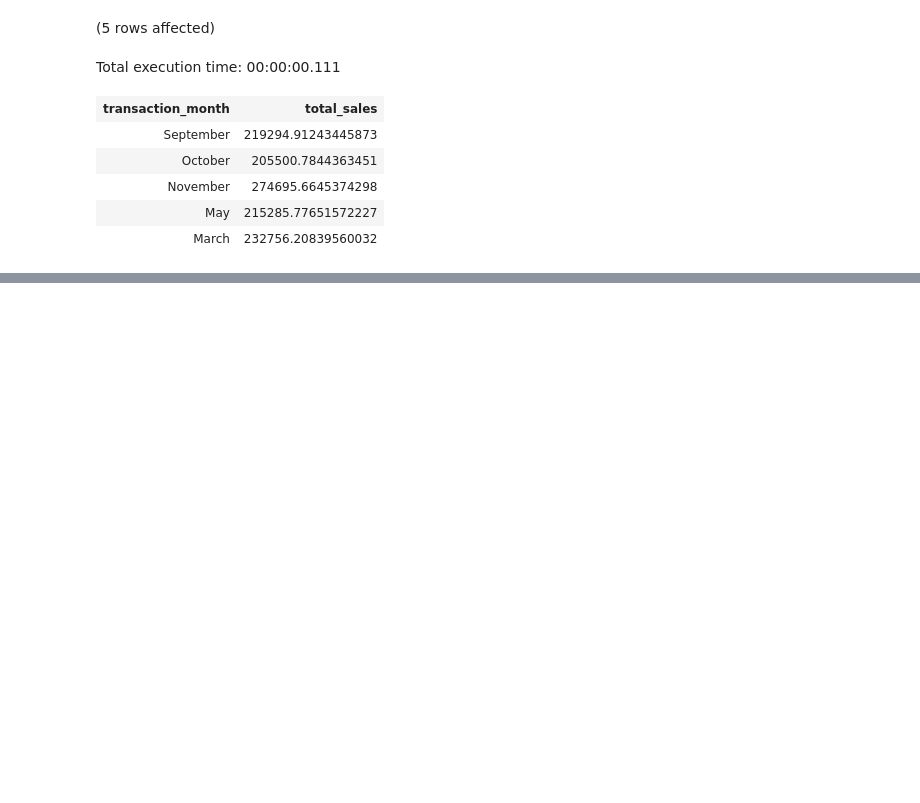
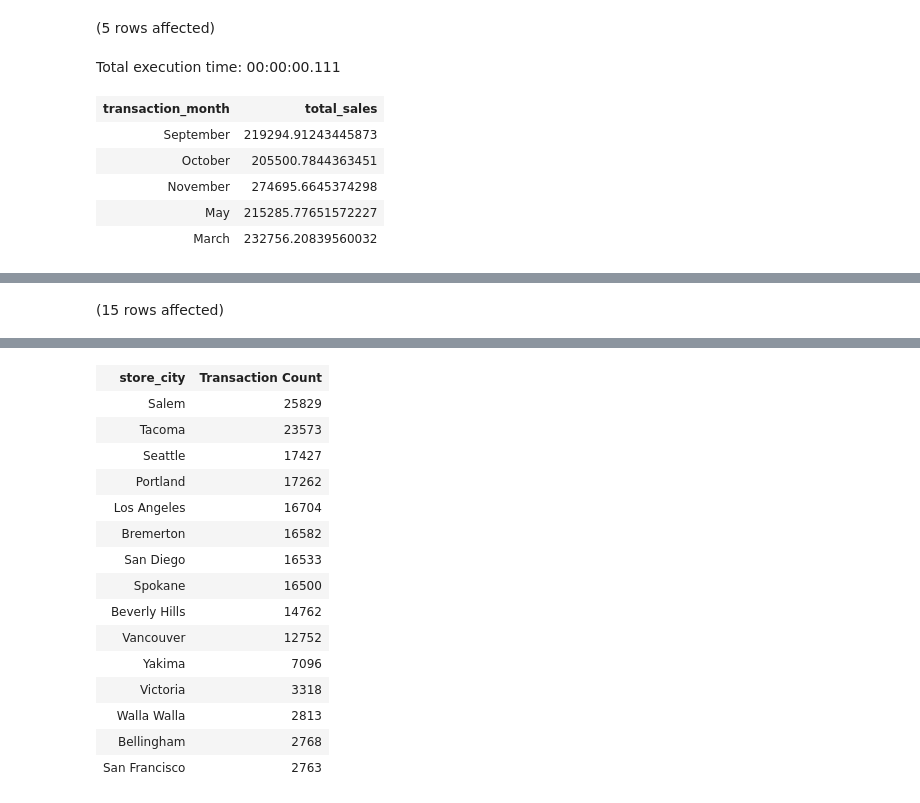
Before and after one commit to Ampo-tech/SQL, a Jupyter notebook: Notebook-1.ipynb, the cells around one changed output, grey strips where cells are left out. Drawn from its saved outputs; the diff is of its cells as text; code cells hidden in the pictures; blank space fills up the shorter version.

```diff
--- a/Notebook-1.ipynb
+++ b/Notebook-1.ipynb
@@ -35,0 +406,10 @@ Total execution time: 00:00:00.111
+# %%
+SELECT cy.store_city,
+       COUNT(tr.product_id) as 'Transaction Count'
+FROM dbo.cities_dim cy
+INNER JOIN dbo.transactions_fact tr
+ON cy.city_id = tr.city_id
+GROUP BY cy.store_city
+ORDER BY 'Transaction Count' DESC
+# %% [output]
+(15 rows affected)
@@ -35,0 +417,16 @@ Total execution time: 00:00:00.111
+| store_city | Transaction Count |
+| Salem | 25829 |
+| Tacoma | 23573 |
+| Seattle | 17427 |
+| Portland | 17262 |
+| Los Angeles | 16704 |
+| Bremerton | 16582 |
+| San Diego | 16533 |
+| Spokane | 16500 |
+| Beverly Hills | 14762 |
+| Vancouver | 12752 |
+| Yakima | 7096 |
+| Victoria | 3318 |
+| Walla Walla | 2813 |
+| Bellingham | 2768 |
+| San Francisco | 2763 |
```
Also changed, not shown: parts of 53 cells of this notebook.
